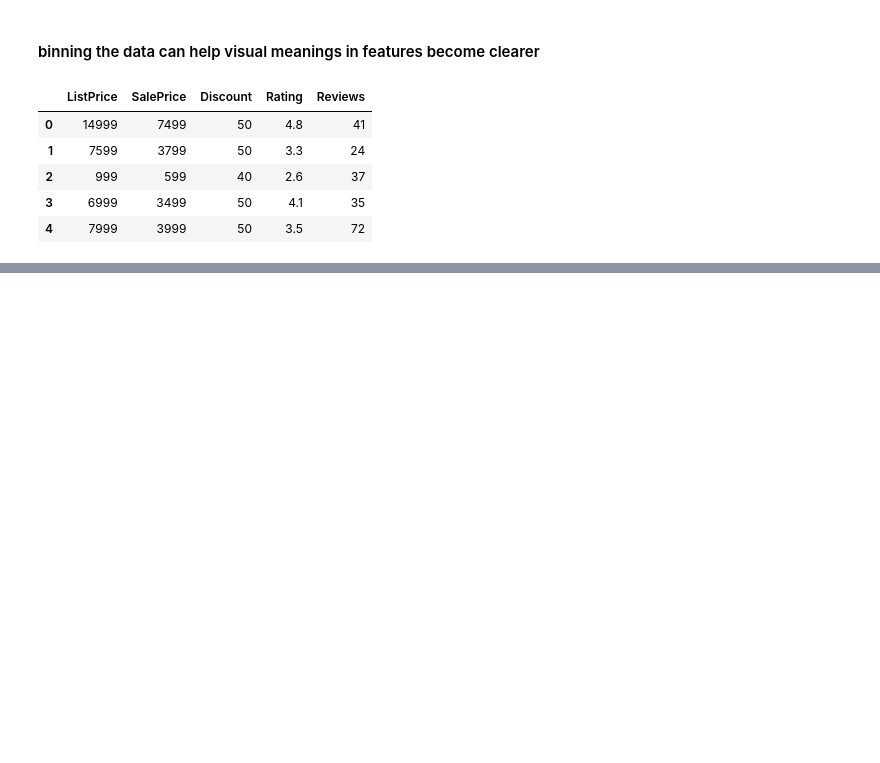
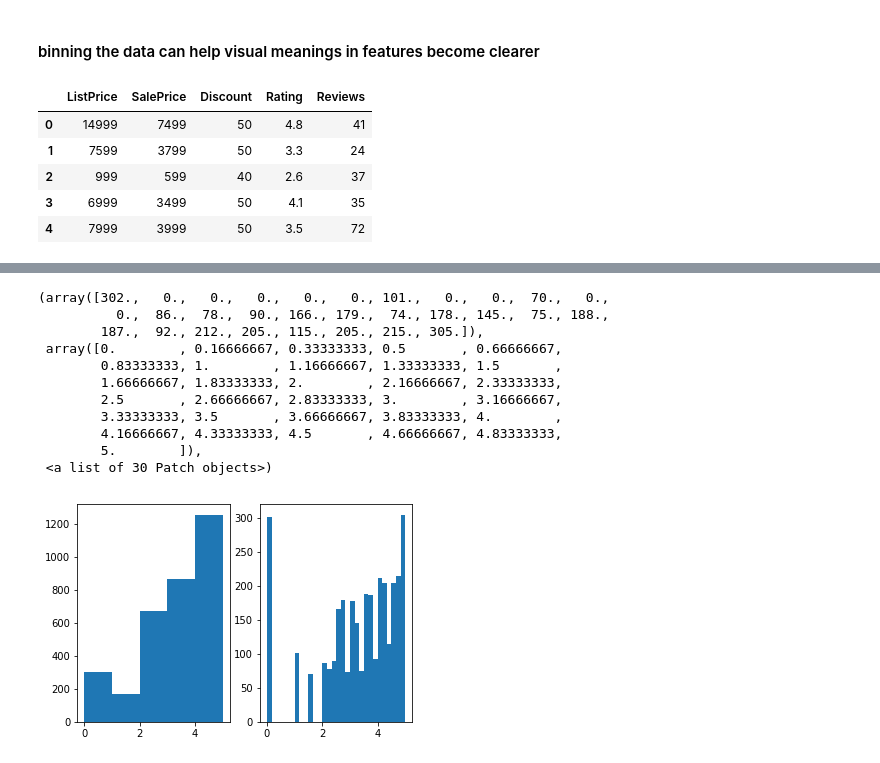
Before and after one commit to nomadskyler/AdidasNikePortfolioProject, a Jupyter notebook: AdidasNikeProject.ipynb, the cells around one changed output, grey strips where cells are left out. Saved outputs shown, nothing was run; the diff lists cells and outputs as text; code cells hidden in the pictures; blank space fills up the shorter version.

Commit message:
plot histograms with 5 and 30 bins

```diff
--- a/AdidasNikeProject.ipynb
+++ b/AdidasNikeProject.ipynb
@@ -285 +281,22 @@ pd.value_counts( binned_rates )
 dtype: int64
+# %%
+#plot one histogram with 5 bins, plot one histogram with 30 bins
+
+fig , ( bin_low , bin_high ) = plt.subplots( 1 , 2 )
+
+bin_low.hist( data[ 'Rating'] , bins = 5 )
+
+bin_high.hist( data[ 'Rating' ] , bins = 30 )
+# %% [output]
+(array([302.,   0.,   0.,   0.,   0.,   0., 101.,   0.,   0.,  70.,   0.,
+          0.,  86.,  78.,  90., 166., 179.,  74., 178., 145.,  75., 188.,
+        187.,  92., 212., 205., 115., 205., 215., 305.]),
+ array([0.        , 0.16666667, 0.33333333, 0.5       , 0.66666667,
+        0.83333333, 1.        , 1.16666667, 1.33333333, 1.5       ,
+        1.66666667, 1.83333333, 2.        , 2.16666667, 2.33333333,
+        2.5       , 2.66666667, 2.83333333, 3.        , 3.16666667,
+        3.33333333, 3.5       , 3.66666667, 3.83333333, 4.        ,
+        4.16666667, 4.33333333, 4.5       , 4.66666667, 4.83333333,
+        5.        ]),
+ <a list of 30 Patch objects>)
+[figure, added]
```
Also changed, not shown: parts of 2 cells of this notebook.
